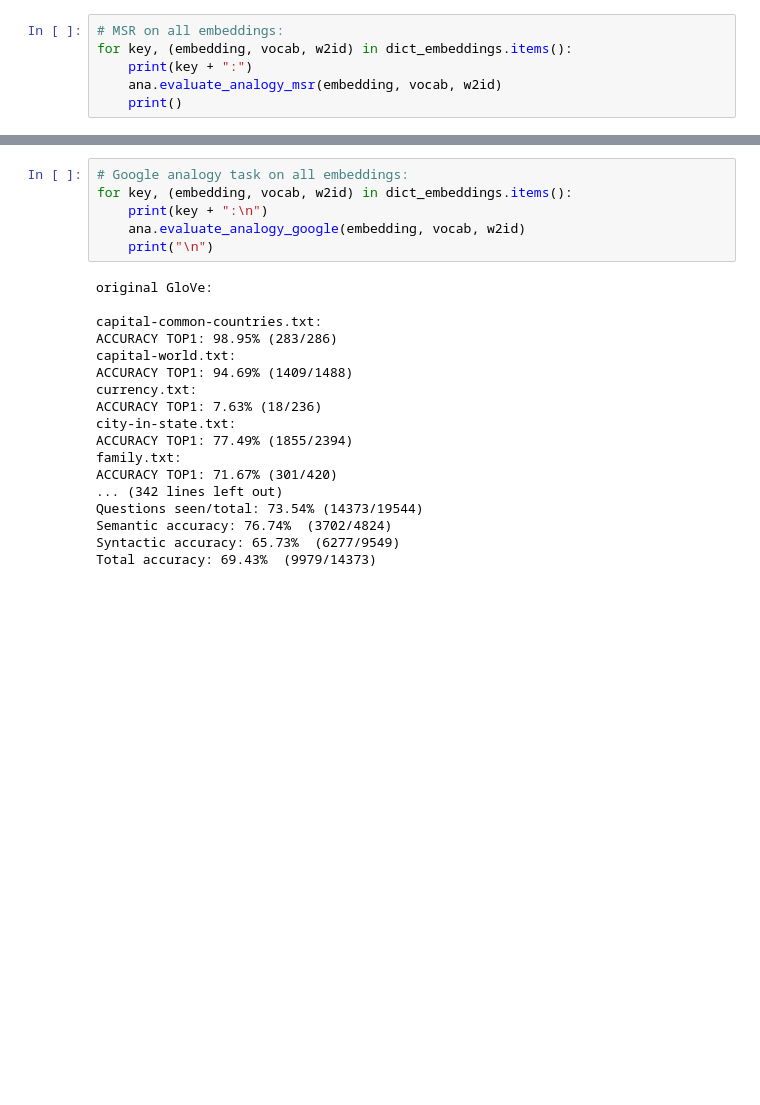
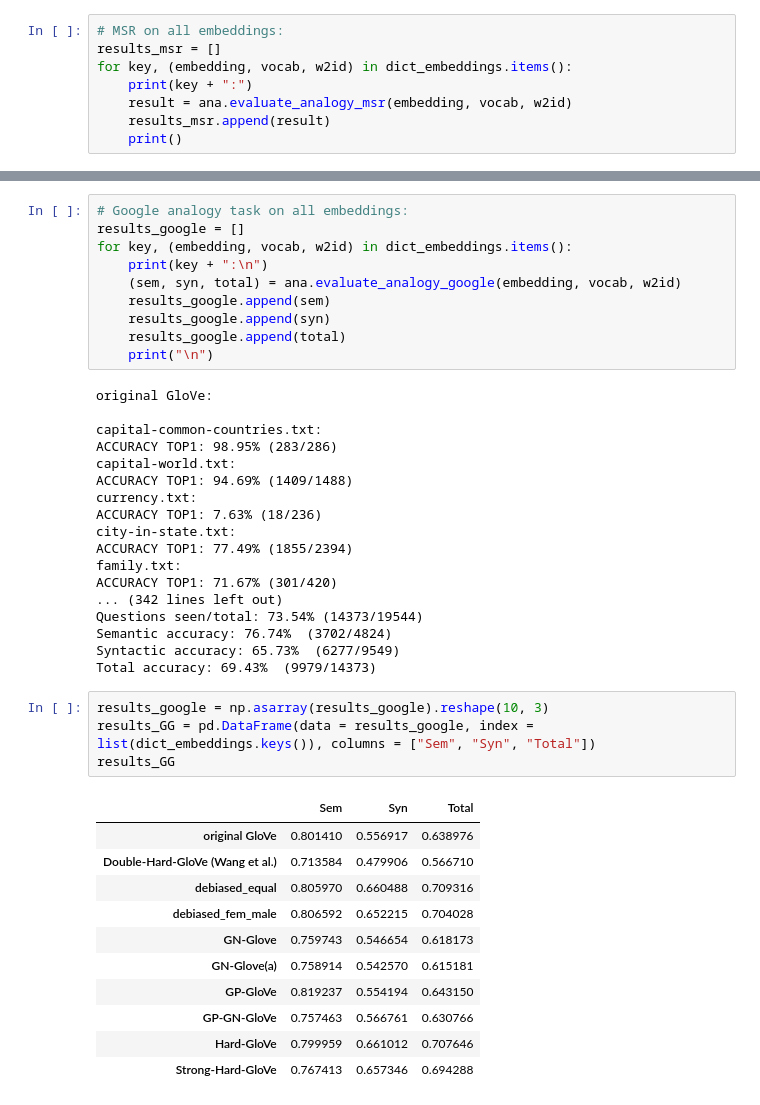
Before and after one commit to kristinakobrock/RepDHDebias, a Jupyter notebook: Evaluations.ipynb, the cells around one changed output, grey strips where cells are left out. Drawn from its saved outputs; the diff is of its cells as text; blank space fills up the shorter version.

```diff
--- a/Evaluations.ipynb
+++ b/Evaluations.ipynb
@@ -199,9 +200,11 @@ The word analogy task is to find a word *D* such that "*A* is to *B* as *C* is t
 ### MSR
 # %%
 # MSR on all embeddings:
+results_msr = []
 for key, (embedding, vocab, w2id) in dict_embeddings.items():
     print(key + ":")
-    ana.evaluate_analogy_msr(embedding, vocab, w2id)
+    result = ana.evaluate_analogy_msr(embedding, vocab, w2id)
+    results_msr.append(result)
     print()
 # %% [output]
 original GloVe:
@@ -224,8 +242,12 @@ ACCURACY TOP1-MSR: 62.14% (3035/4884)
 # %%
 # Google analogy task on all embeddings:
+results_google = []
 for key, (embedding, vocab, w2id) in dict_embeddings.items():
     print(key + ":\n")
-    ana.evaluate_analogy_google(embedding, vocab, w2id)
+    (sem, syn, total) = ana.evaluate_analogy_google(embedding, vocab, w2id)
+    results_google.append(sem)
+    results_google.append(syn)
+    results_google.append(total)
     print("\n")
 # %% [output]
 original GloVe:
@@ -245,3 +267,19 @@ Questions seen/total: 73.54% (14373/19544)
 Semantic accuracy: 76.74%  (3702/4824)
 Syntactic accuracy: 65.73%  (6277/9549)
 Total accuracy: 69.43%  (9979/14373)
+# %%
+results_google = np.asarray(results_google).reshape(10, 3)
+results_GG = pd.DataFrame(data = results_google, index = list(dict_embeddings.keys()), columns = ["Sem", "Syn", "Total"])
+results_GG
+# %% [output]
+|  | Sem | Syn | Total |
+| original GloVe | 0.801410 | 0.556917 | 0.638976 |
+| Double-Hard-GloVe (Wang et al.) | 0.713584 | 0.479906 | 0.566710 |
+| debiased_equal | 0.805970 | 0.660488 | 0.709316 |
+| debiased_fem_male | 0.806592 | 0.652215 | 0.704028 |
+| GN-Glove | 0.759743 | 0.546654 | 0.618173 |
+| GN-Glove(a) | 0.758914 | 0.542570 | 0.615181 |
+| GP-GloVe | 0.819237 | 0.554194 | 0.643150 |
+| GP-GN-GloVe | 0.757463 | 0.566761 | 0.630766 |
+| Hard-GloVe | 0.799959 | 0.661012 | 0.707646 |
+| Strong-Hard-GloVe | 0.767413 | 0.657346 | 0.694288 |
```
Also changed, not shown: parts of 2 cells of this notebook, 2 other files.
